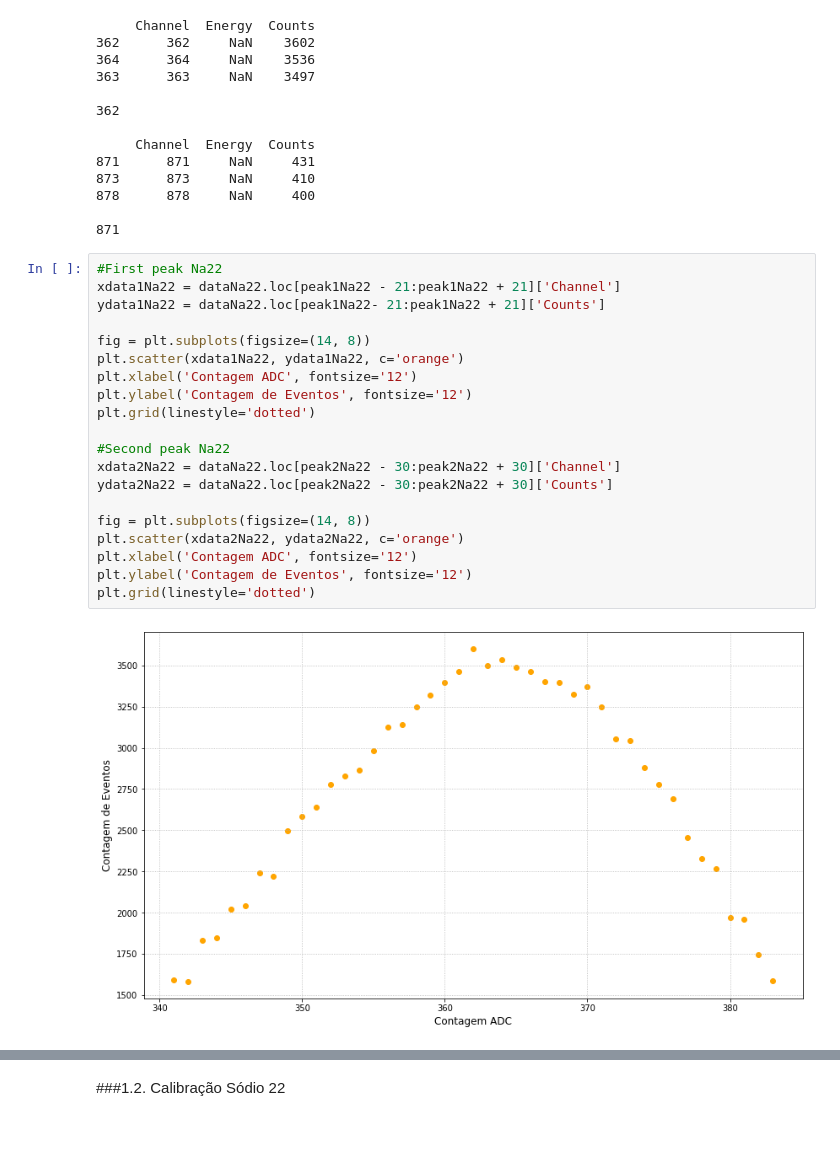
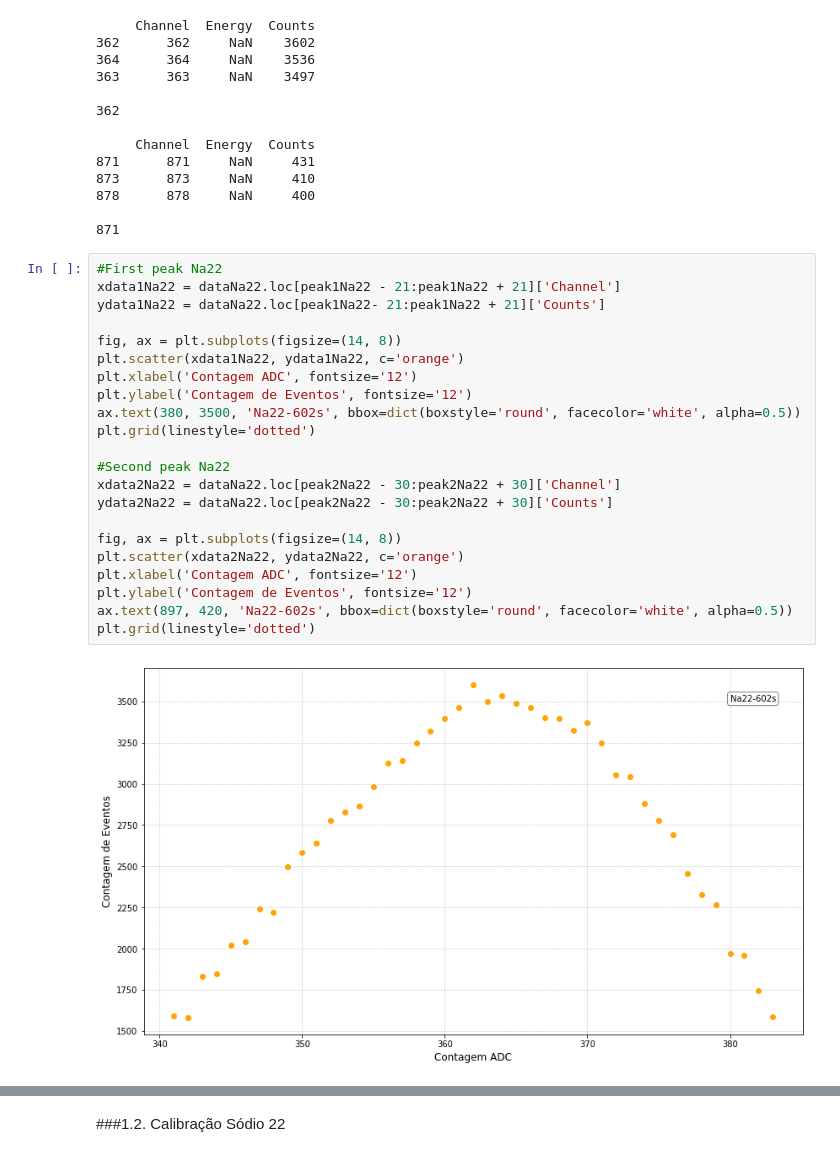
Before and after one commit to goulartsursula/DisciplinasUERJ, a Jupyter notebook: Estrutura da Materia 2/EspectroscopiaEmissoesGama.ipynb, the cells around one changed output, grey strips where cells are left out. Cells and saved outputs as stored; diff of their text form.

```diff
--- a/Estrutura da Materia 2/EspectroscopiaEmissoesGama.ipynb
+++ b/Estrutura da Materia 2/EspectroscopiaEmissoesGama.ipynb
@@ -57,22 +57,24 @@ peak2Na22 = dataNa22.iloc[dataNa22.loc[860:880]['Counts'].idxmax()]['Channel']
 # %%
 #First peak Na22
 xdata1Na22 = dataNa22.loc[peak1Na22 - 21:peak1Na22 + 21]['Channel']
 ydata1Na22 = dataNa22.loc[peak1Na22- 21:peak1Na22 + 21]['Counts']
 
-fig = plt.subplots(figsize=(14, 8))
+fig, ax = plt.subplots(figsize=(14, 8))
 plt.scatter(xdata1Na22, ydata1Na22, c='orange')
 plt.xlabel('Contagem ADC', fontsize='12')
 plt.ylabel('Contagem de Eventos', fontsize='12')
+ax.text(380, 3500, 'Na22-602s', bbox=dict(boxstyle='round', facecolor='white', alpha=0.5))
 plt.grid(linestyle='dotted')
 
 #Second peak Na22
 xdata2Na22 = dataNa22.loc[peak2Na22 - 30:peak2Na22 + 30]['Channel']
 ydata2Na22 = dataNa22.loc[peak2Na22 - 30:peak2Na22 + 30]['Counts']
 
-fig = plt.subplots(figsize=(14, 8))
+fig, ax = plt.subplots(figsize=(14, 8))
 plt.scatter(xdata2Na22, ydata2Na22, c='orange')
 plt.xlabel('Contagem ADC', fontsize='12')
 plt.ylabel('Contagem de Eventos', fontsize='12')
+ax.text(897, 420, 'Na22-602s', bbox=dict(boxstyle='round', facecolor='white', alpha=0.5))
 plt.grid(linestyle='dotted')
 # %% [output]
-[figure, old version]
+[figure, new version]
```
Also changed, not shown: parts of 1 cell of this notebook.
